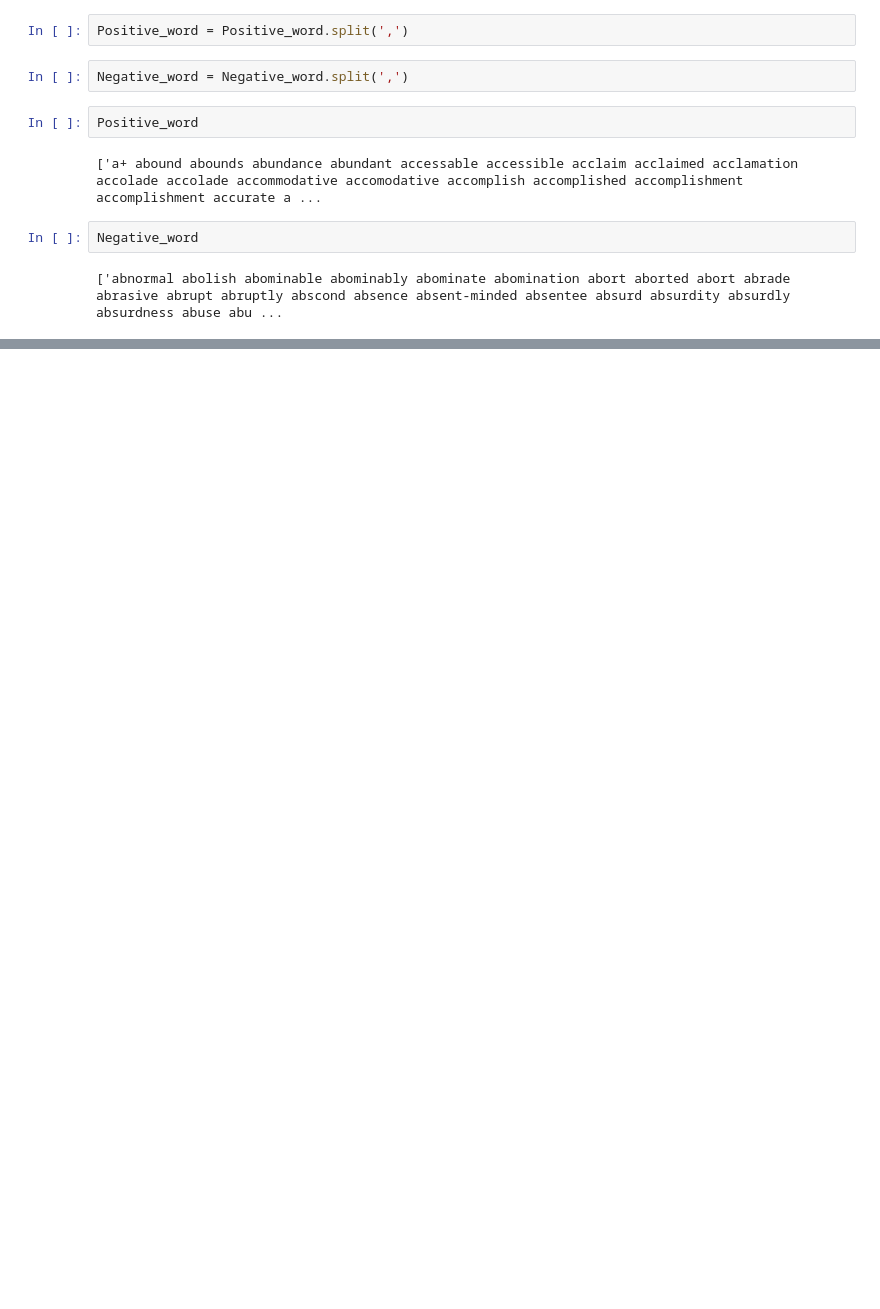
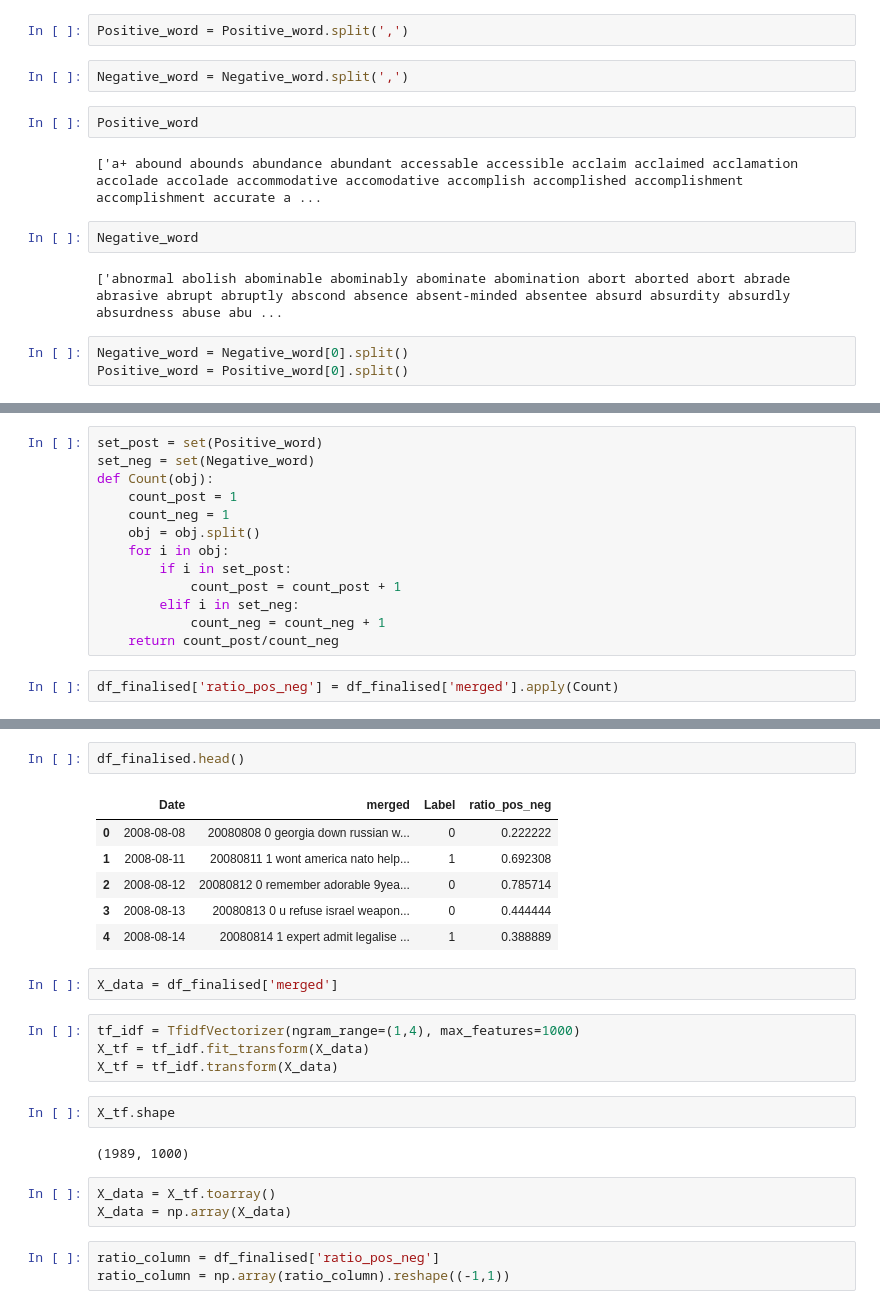
Before and after one commit to CODERZZZ123/StockPred_NewsHeadlines, a Jupyter notebook: pred_stock.ipynb, the cells around one changed output, grey strips where cells are left out. Saved outputs shown, nothing was run; the diff lists cells and outputs as text; blank space fills up the shorter version.

```diff
--- a/pred_stock.ipynb
+++ b/pred_stock.ipynb
@@ -211,3 +214,6 @@ Positive_word
 Negative_word
 # %% [output]
 ['abnormal abolish abominable abominably abominate abomination abort aborted abort abrade abrasive abrupt abruptly abscond absence absent-minded absentee absurd absurdity absurdly absurdness abuse abu ...
+# %%
+Negative_word = Negative_word[0].split()
+Positive_word = Positive_word[0].split()
@@ -213,0 +265,15 @@ Negative_word
+# %%
+set_post = set(Positive_word)
+set_neg = set(Negative_word)
+def Count(obj):
+    count_post = 1
+    count_neg = 1
+    obj = obj.split()
+    for i in obj:
+        if i in set_post:
+            count_post = count_post + 1
+        elif i in set_neg:
+            count_neg = count_neg + 1
+    return count_post/count_neg
+# %%
+df_finalised['ratio_pos_neg'] = df_finalised['merged'].apply(Count)
@@ -213,0 +300,25 @@ Negative_word
+# %%
+df_finalised.head()
+# %% [output]
+|  | Date | merged | Label | ratio_pos_neg |
+| 0 | 2008-08-08 | 20080808 0 georgia down russian w... | 0 | 0.222222 |
+| 1 | 2008-08-11 | 20080811 1 wont america nato help... | 1 | 0.692308 |
+| 2 | 2008-08-12 | 20080812 0 remember adorable 9yea... | 0 | 0.785714 |
+| 3 | 2008-08-13 | 20080813 0 u refuse israel weapon... | 0 | 0.444444 |
+| 4 | 2008-08-14 | 20080814 1 expert admit legalise ... | 1 | 0.388889 |
+# %%
+X_data = df_finalised['merged']
+# %%
+tf_idf = TfidfVectorizer(ngram_range=(1,4), max_features=1000)
+X_tf = tf_idf.fit_transform(X_data)
+X_tf = tf_idf.transform(X_data)
+# %%
+X_tf.shape
+# %% [output]
+(1989, 1000)
+# %%
+X_data = X_tf.toarray()
+X_data = np.array(X_data)
+# %%
+ratio_column = df_finalised['ratio_pos_neg']
+ratio_column = np.array(ratio_column).reshape((-1,1))
```
Also changed, not shown: parts of 8 cells of this notebook.
